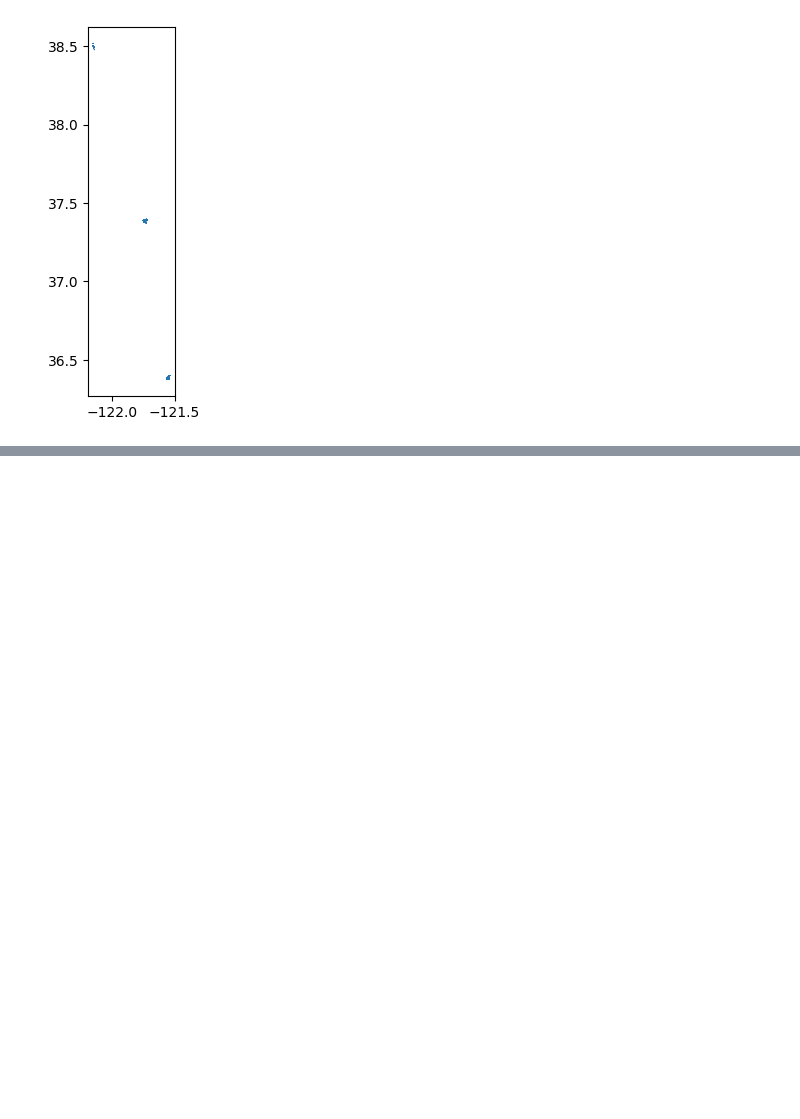
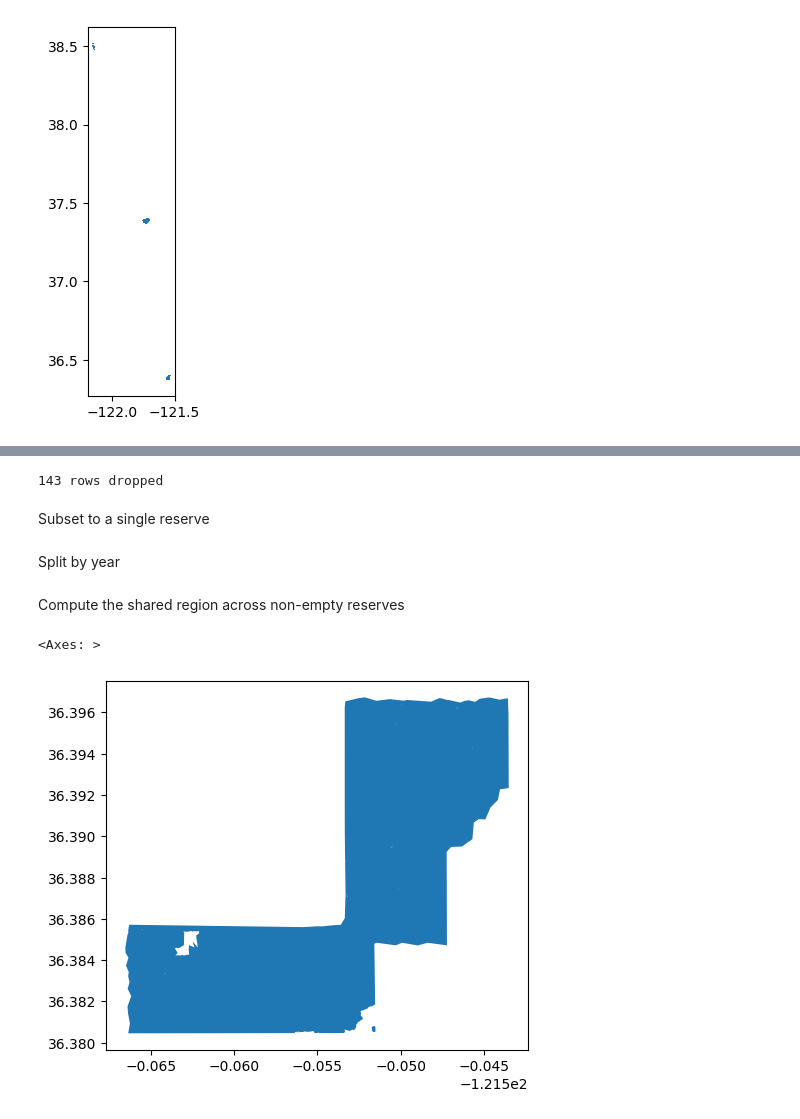
Before and after one commit to focal-lab/ucnrs-experiments, a Jupyter notebook: code/cover_change.ipynb, the cells around one changed output, grey strips where cells are left out. Cells and saved outputs as stored; diff of their text form; code cells hidden in the pictures; blank space fills up the shorter version.

```diff
--- a/code/cover_change.ipynb
+++ b/code/cover_change.ipynb
@@ -168,0 +94,20 @@ final_table[subset_2024["class_ID"].to_numpy().astype(int), 2] = subset_2024["ar
+# %%
+# Combine the metadata with the predictions
+all_preds = all_preds.merge(metadata, on="mission_id")
+
+# Restrict to the time period that leaves would be one
+if ONLY_LEAF_ON:
+    # Extract the mmdd representation of the month and day
+    int_month_day = all_preds["earliest_datetime_local_derived"].dt.strftime('%m%d').astype(int)
+
+    index = (int_month_day > LEAF_ON_START_DATE) & (int_month_day < LEAF_ON_END_DATE)
+
+    print(f"{len(index) - index.sum()} rows dropped")
+    all_preds = all_preds[index]
+
+# Add the information about which reserve it corresponds to
+all_preds = gpd.sjoin(all_preds, reserve_bounds, how="left", predicate="intersects")
+# %% [output]
+143 rows dropped
+# %% [markdown]
+Subset to a single reserve
@@ -168,0 +121,2 @@ final_table[subset_2024["class_ID"].to_numpy().astype(int), 2] = subset_2024["ar
+# %% [markdown]
+Split by year
@@ -168,0 +129,21 @@ final_table[subset_2024["class_ID"].to_numpy().astype(int), 2] = subset_2024["ar
+# %% [markdown]
+Compute the shared region across non-empty reserves
+# %%
+boundary_2020 = preds_2020.dissolve()
+boundary_2023 = preds_2023.dissolve()
+boundary_2024 = preds_2024.dissolve()
+
+# We do some extra work to make this robust to years that have no data and exclude them from the calculation of the intersection
+shared_region = pd.concat((boundary_2020, boundary_2023, boundary_2024)).dissolve()
+
+if len(boundary_2020) > 0:
+    shared_region = shared_region.intersection(boundary_2020)
+if len(boundary_2023) > 0:
+    shared_region = shared_region.intersection(boundary_2023)
+if len(boundary_2024) > 0:
+    shared_region = shared_region.intersection(boundary_2024)
+
+shared_region.plot()
+# %% [output]
+<Axes: >
+[figure, added]
```
Also changed, not shown: parts of 29 cells of this notebook.
